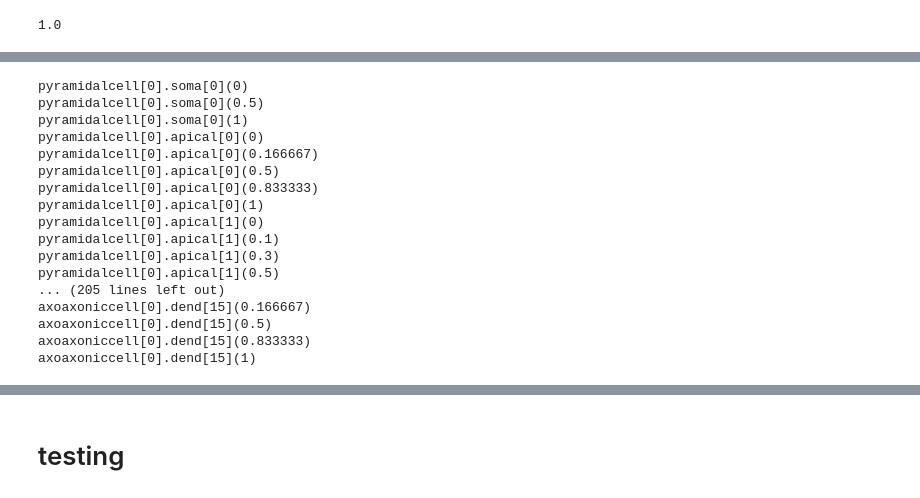
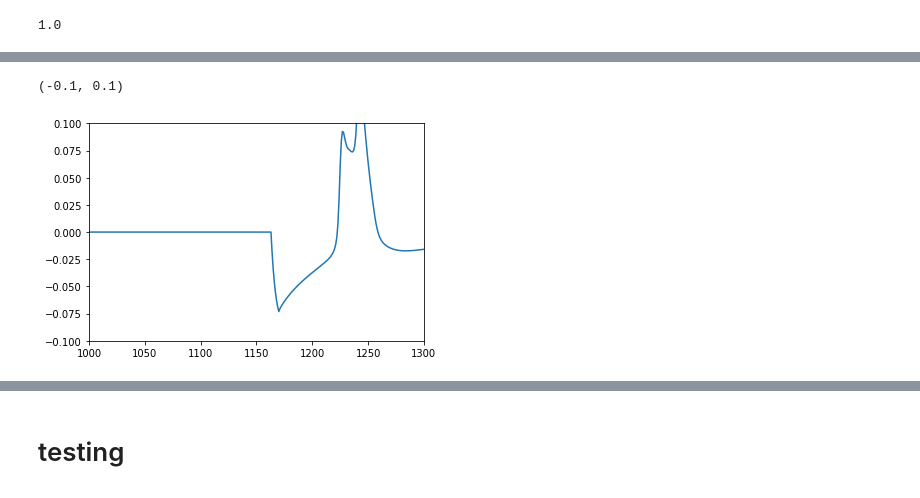
Before and after one commit to ddopp4877/CA1_model, a Jupyter notebook: ch2pyrtesting.ipynb, the cells around one changed output, grey strips where cells are left out. Saved outputs shown, nothing was run; the diff lists cells and outputs as text; code cells hidden in the pictures.

```diff
--- a/ch2pyrtesting.ipynb
+++ b/ch2pyrtesting.ipynb
@@ -135,22 +137,41 @@ Pyr = h.pyramidalcell()
 AAC = h.axoaxoniccell()
 
 iclamp = h.IClamp(AAC.soma[0](0.5))
-iclamp.delay = 300
-iclamp.dur = 10
-iclamp.amp = 400/1000
+iclamp.delay = 100
+iclamp.dur = 15
+iclamp.amp = 0.3
 
 vPyr = h.Vector().record(Pyr.soma[0](0.5)._ref_v)
 vPyrAxon = h.Vector().record(Pyr.axon[6](0.5)._ref_v)
 vAAC = h.Vector().record(AAC.soma[0](0.5)._ref_v)
 
 syn = h.chn2pyr(Pyr.axon[6](0.5))
-syn.initW = 18
+#syn = h.ExpGABAab(Pyr.axon[6](0.5))
+syn.AlphaTmax_gaba = 1.52
+syn.Beta_gaba = 0.14
+syn.Cdur_gaba = 0.7254
+syn.gbar_gaba = 0.006
+syn.Erev_gaba = -50
+syn.initW =2
+syn.lambda1 = 1
+syn.lambda2 = 0.01
+syn.threshold1 = 0.5
+syn.threshold2 = 0.6
+syn.tauD1 = 40
+syn.d1 = 0.95
+syn.tauD2 = 70
+syn.d2 = 0.9
+syn.tauF = 20
+syn.f = 0
+
 isyn = h.Vector().record(syn._ref_igaba)
+#isyn= h.Vector().record(syn._ref_i)
 netcon = h.NetCon(AAC.soma[0](0.5)._ref_v, syn,10, 0.8, 1,sec=AAC.soma[0])
 
 h.dt=0.1
+h.L = 20
 h.finitialize(-63)
-h.continuerun(1500)
+h.continuerun(300)
 
 vPyr = np.array(vPyr)
 vAAC = np.array(vAAC)
@@ -170,6 +192,10 @@ plt.legend()
 # %%
 plt.plot(isyn)
-plt.xlim([3000,3400])
+plt.xlim([1000,1300])
+plt.ylim([-0.1,0.1])
+# %% [output]
+(-0.1, 0.1)
+[figure, added]
 # %%
 secList = []
 for sec in h.allsec(Pyr):
@@ -178,24 +204,6 @@ for sec in h.allsec(Pyr):
         secList.append(seg)
         print(seg)
 secList = [str(item) for item in secList]
-# %% [output]
-pyramidalcell[0].soma[0](0)
-pyramidalcell[0].soma[0](0.5)
-pyramidalcell[0].soma[0](1)
-pyramidalcell[0].apical[0](0)
-pyramidalcell[0].apical[0](0.166667)
-pyramidalcell[0].apical[0](0.5)
-pyramidalcell[0].apical[0](0.833333)
-pyramidalcell[0].apical[0](1)
-pyramidalcell[0].apical[1](0)
-pyramidalcell[0].apical[1](0.1)
-pyramidalcell[0].apical[1](0.3)
-pyramidalcell[0].apical[1](0.5)
-... (205 lines left out)
-axoaxoniccell[0].dend[15](0.166667)
-axoaxoniccell[0].dend[15](0.5)
-axoaxoniccell[0].dend[15](0.833333)
-axoaxoniccell[0].dend[15](1)
 # %%
 secList = secList[:secList.index('axoaxoniccell[0].soma[0](0)')]
 #secList.index('pyramidalcell[1].axon[6](0.5)')
```
Also changed, not shown: parts of 7 cells of this notebook, 6 other files.
